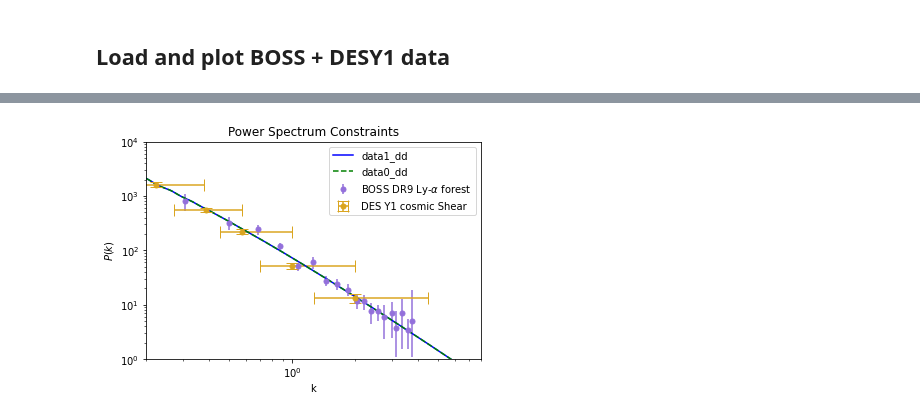
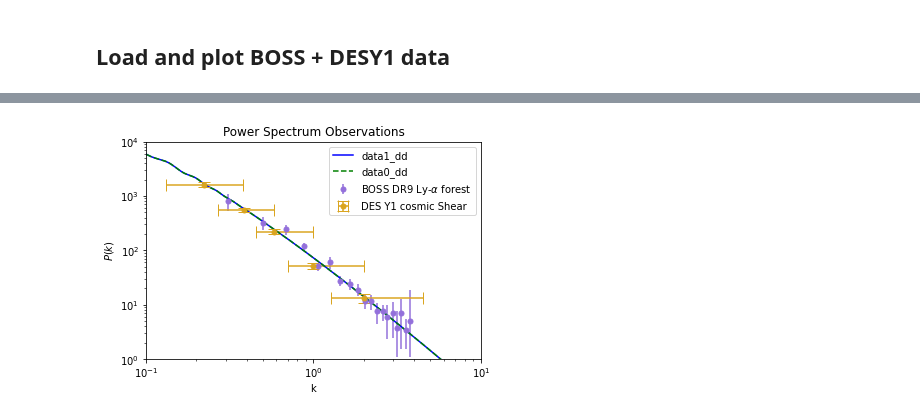
Before and after one commit to NolanSmyth/class_recoupling, a Jupyter notebook: analyze_interps.ipynb, the cells around one changed output, grey strips where cells are left out. Drawn from its saved outputs; the diff is of its cells as text; code cells hidden in the pictures.

```diff
--- a/analyze_interps.ipynb
+++ b/analyze_interps.ipynb
@@ -257,18 +237,18 @@ plt.yscale('log')
 # %%
 plot_idx=90
 plt.plot(kk, pk_dd_interp((T_rec_arr[plot_idx], A_rec_arr[plot_idx], kk)),'b', label='data1_dd')
 plt.plot(kk, pk_dd_interp((T_rec_arr[0], A_rec_arr[0], kk)),'g--', label='data0_dd')
 plt.errorbar(dfBOSS['k'], dfBOSS['P(k)'], yerr=yerrBOSS, marker='o', ms=5, color='mediumpurple', ls='none', label=r'BOSS DR9 Ly-$\alpha$ forest')
 plt.errorbar(dfDES['X'], dfDES['Y'], yerr=yerrDES, xerr=xerrDES, marker='o', ms=5, color='goldenrod', ls='none', capsize=6, label='DES Y1 cosmic Shear')
 plt.xscale('log')
 plt.yscale('log')
-plt.xlim(0.2,8)
+plt.xlim(0.1,10)
 # plt.xlim(10,100)
 plt.ylim(1e0,1e4)
 plt.xlabel('k')
 plt.ylabel('$P(k)$')
-plt.title('Power Spectrum Constraints')
+plt.title('Power Spectrum Observations')
 plt.legend()
 plt.show()
 # %% [output]
-[figure, old version]
+[figure, new version]
```
Also changed, not shown: parts of 15 cells of this notebook, 2 other files.
